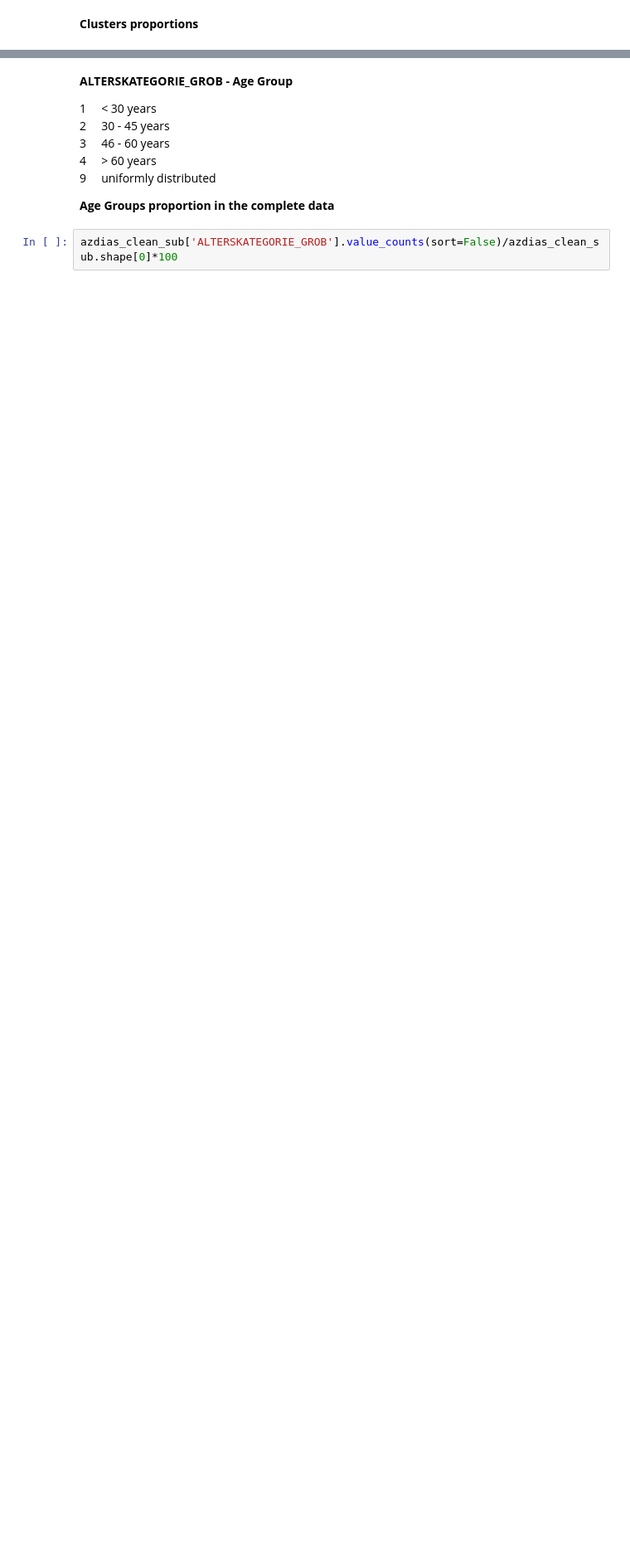
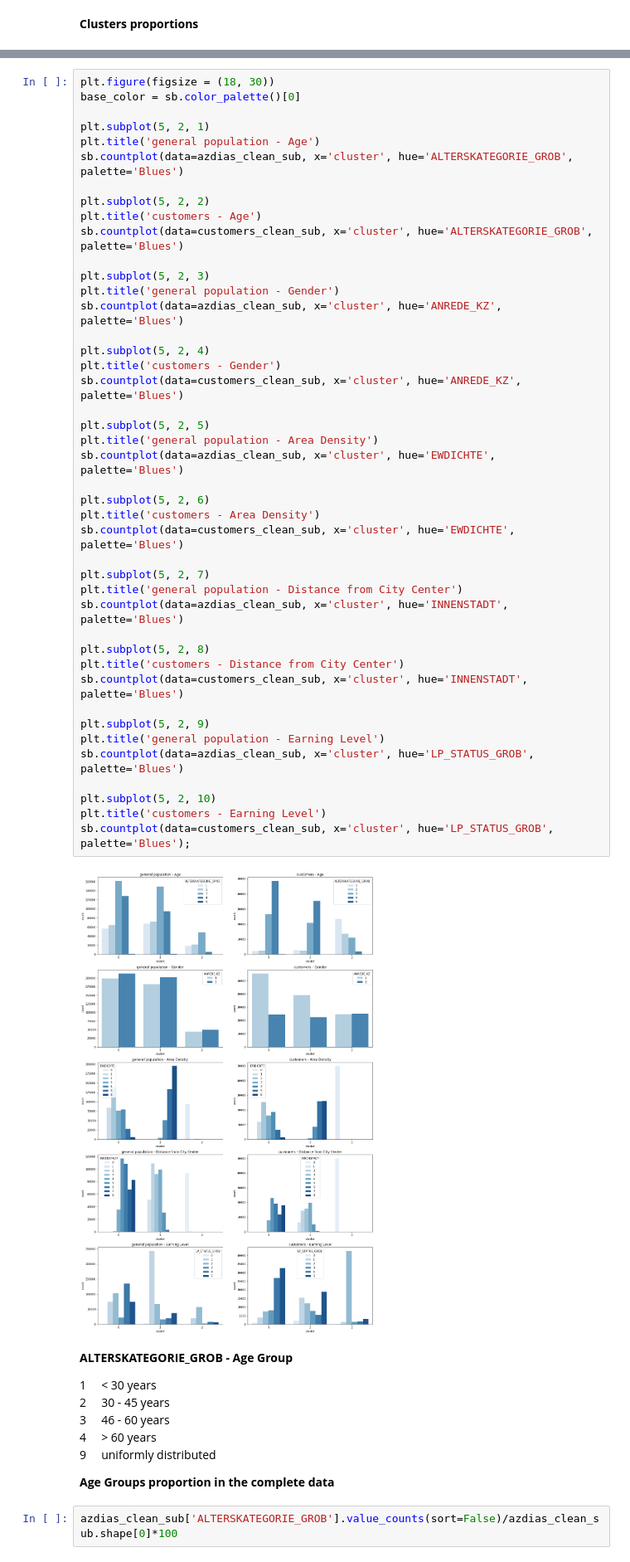
Before and after one commit to keiss01/Udacity, a Jupyter notebook: Arvato Project Workbook.ipynb, the cells around one changed output, grey strips where cells are left out. Shown at 83% size. Drawn from its saved outputs; the diff is of its cells as text; blank space fills up the shorter version.

```diff
--- a/Arvato Project Workbook.ipynb
+++ b/Arvato Project Workbook.ipynb
@@ -549,3 +593,48 @@ Name: ALTERSKATEGORIE_GROB, dtype: float64
+# %%
+plt.figure(figsize = (18, 30))
+base_color = sb.color_palette()[0]
+
+plt.subplot(5, 2, 1)
+plt.title('general population - Age')
+sb.countplot(data=azdias_clean_sub, x='cluster', hue='ALTERSKATEGORIE_GROB', palette='Blues')
+
+plt.subplot(5, 2, 2)
+plt.title('customers - Age')
+sb.countplot(data=customers_clean_sub, x='cluster', hue='ALTERSKATEGORIE_GROB', palette='Blues')
+
+plt.subplot(5, 2, 3)
+plt.title('general population - Gender')
+sb.countplot(data=azdias_clean_sub, x='cluster', hue='ANREDE_KZ', palette='Blues')
+
+plt.subplot(5, 2, 4)
+plt.title('customers - Gender')
+sb.countplot(data=customers_clean_sub, x='cluster', hue='ANREDE_KZ', palette='Blues')
+
+plt.subplot(5, 2, 5)
+plt.title('general population - Area Density')
+sb.countplot(data=azdias_clean_sub, x='cluster', hue='EWDICHTE', palette='Blues')
+
+plt.subplot(5, 2, 6)
+plt.title('customers - Area Density')
+sb.countplot(data=customers_clean_sub, x='cluster', hue='EWDICHTE', palette='Blues')
+
+plt.subplot(5, 2, 7)
+plt.title('general population - Distance from City Center')
+sb.countplot(data=azdias_clean_sub, x='cluster', hue='INNENSTADT', palette='Blues')
+
+plt.subplot(5, 2, 8)
+plt.title('customers - Distance from City Center')
+sb.countplot(data=customers_clean_sub, x='cluster', hue='INNENSTADT', palette='Blues')
+
+plt.subplot(5, 2, 9)
+plt.title('general population - Earning Level')
+sb.countplot(data=azdias_clean_sub, x='cluster', hue='LP_STATUS_GROB', palette='Blues')
+
+plt.subplot(5, 2, 10)
+plt.title('customers - Earning Level')
+sb.countplot(data=customers_clean_sub, x='cluster', hue='LP_STATUS_GROB', palette='Blues');
+# %% [output]
+[figure, added]
 # %% [markdown]
 **ALTERSKATEGORIE_GROB - Age Group**
 
```
Also changed, not shown: parts of 23 cells of this notebook.
